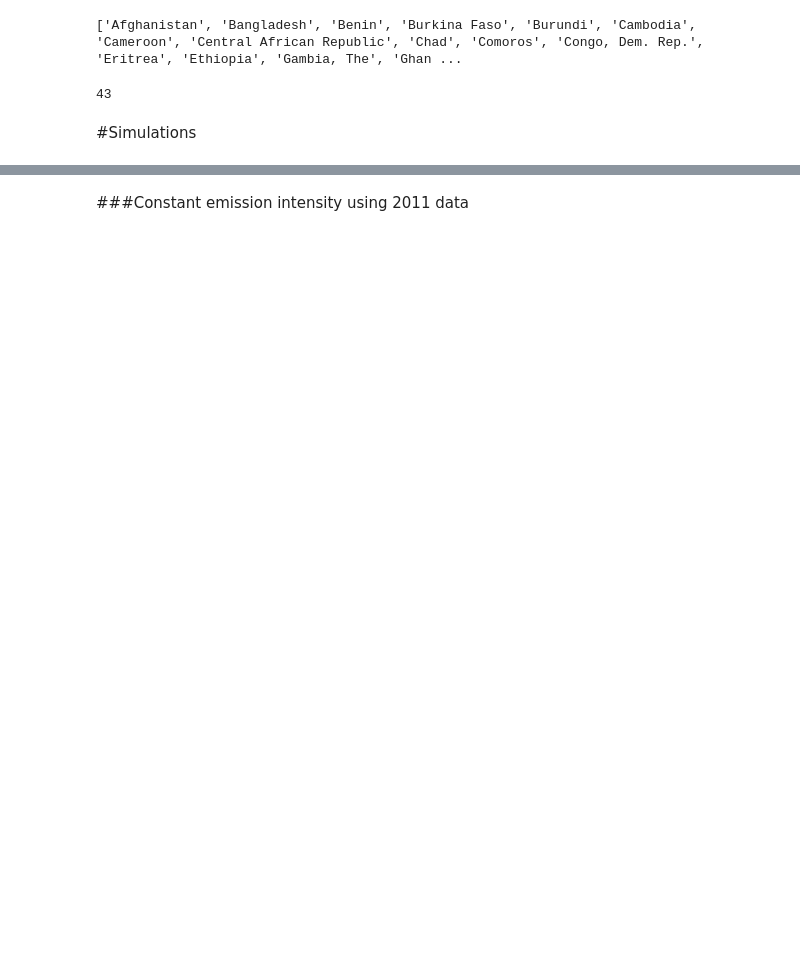
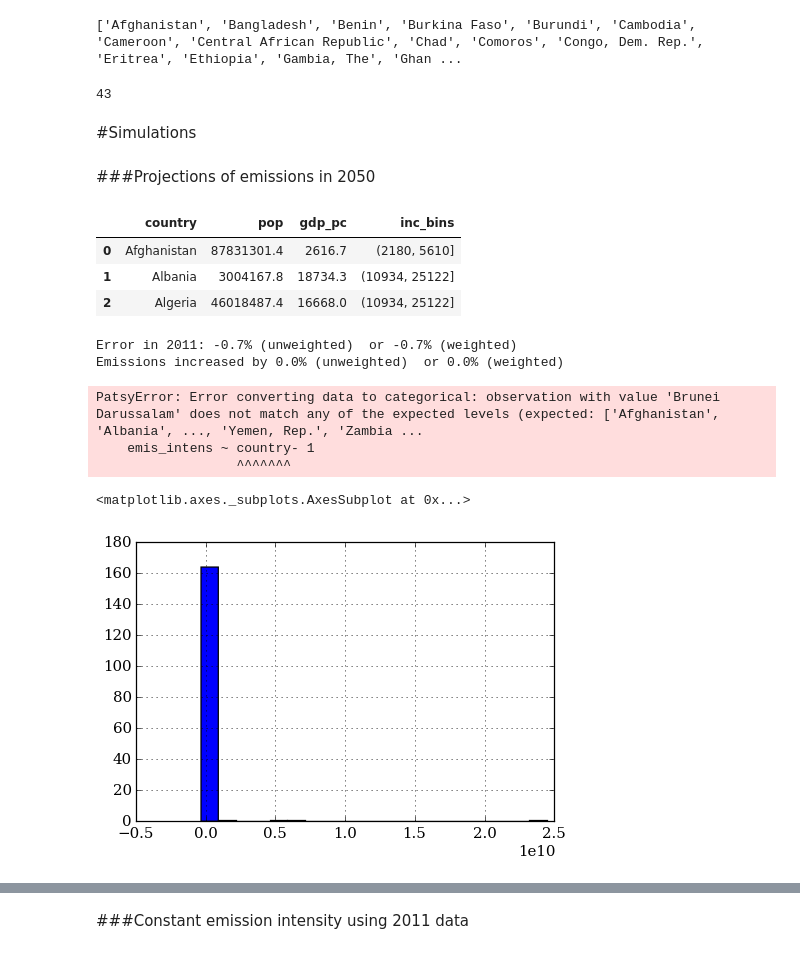
Before and after one commit to adrivsh/hh_emi_ineq, a Jupyter notebook: countries_emis_ineq.ipynb, the cells around one changed output, grey strips where cells are left out. Drawn from its saved outputs; the diff is of its cells as text; code cells hidden in the pictures; blank space fills up the shorter version.

Commit message:
no error in 2011 but projections in 2050 not good

```diff
--- a/countries_emis_ineq.ipynb
+++ b/countries_emis_ineq.ipynb
@@ -174,0 +223,12 @@ pop_proj = pop_proj.sort_index().copy()
+# %% [markdown]
+###Projections of emissions in 2050
+# %%
+simulation_2050=pd.concat([pop_proj_2050,gdp_pc_proj_2050],axis=1).dropna()
+simulation_2050=simulation_2050.ix[data_all.dropna().country.unique()].reset_index().rename(columns={"index":"country"}).dropna()
+simulation_2050["inc_bins"]=pd.cut(simulation_2050.gdp_pc,bins)
+simulation_2050.head(3)
+# %% [output]
+|  | country | pop | gdp_pc | inc_bins |
+| 0 | Afghanistan | 87831301.4 | 2616.7 | (2180, 5610] |
+| 1 | Albania | 3004167.8 | 18734.3 | (10934, 25122] |
+| 2 | Algeria | 46018487.4 | 16668.0 | (10934, 25122] |
@@ -174,0 +241,39 @@ pop_proj = pop_proj.sort_index().copy()
+# %%
+mod = smf.ols(formula, data2011).fit()
+mod_weighted = smf.wls(formula, data2011, weights = data2011["pop"]).fit()
+# %%
+emis_tot =mod.predict(data2011)*data2011["gdp_pc"]*data2011["pop"]
+emis_tot_weighted =mod_weighted.predict(data2011)*data2011["gdp_pc"]*data2011["pop"]
+print("Error in 2011: {x:0.1%} (unweighted)  or {y:0.1%} (weighted)".format(
+        x=emis_tot.sum()/emis_ref-1,
+        y=emis_tot_weighted.sum()/emis_ref-1)
+     )
+e_ref = emis_tot
+e_w_ref = emis_tot_weighted
+
+
+def report(emis_tot,emis_tot_weighted):
+    print("Emissions increased by {x:0.1%} (unweighted)  or {y:0.1%} (weighted)".format(
+        x=(emis_tot).sum()/emis_ref,
+        y=(emis_tot_weighted).sum()/emis_ref)
+     )
+
+report(emis_tot-e_ref,emis_tot_weighted-e_w_ref)
+# %% [output]
+Error in 2011: -0.7% (unweighted)  or -0.7% (weighted)
+Emissions increased by 0.0% (unweighted)  or 0.0% (weighted)
+# %%
+simulation_2050['emis_tot_proj'] =mod.predict(simulation)*simulation["gdp_pc"]*simulation["pop"]
+simulation_2050['emis_tot_weighted'] =mod_weighted.predict(simulation)*simulation["gdp_pc"]*simulation["pop"]
+report(simulation_2050['emis_tot']-e_ref,simulation_2050['emis_tot_weighted']-e_w_ref)
+# %% [output]
+PatsyError: Error converting data to categorical: observation with value 'Brunei Darussalam' does not match any of the expected levels (expected: ['Afghanistan', 'Albania', ..., 'Yemen, Rep.', 'Zambia ...
+    emis_intens ~ country- 1
+                  ^^^^^^^
+# %%
+hop=pd.merge(data2011,simulation_2050[["country","emis_tot_proj","emis_tot_weighted"]],on="country").set_index("country")
+# %%
+(hop.emis_tot_proj-hop.emis_tot).hist(bins=20)
+# %% [output]
+<matplotlib.axes._subplots.AxesSubplot at 0x...>
+[figure, added]
```
Also changed, not shown: parts of 29 cells of this notebook.
